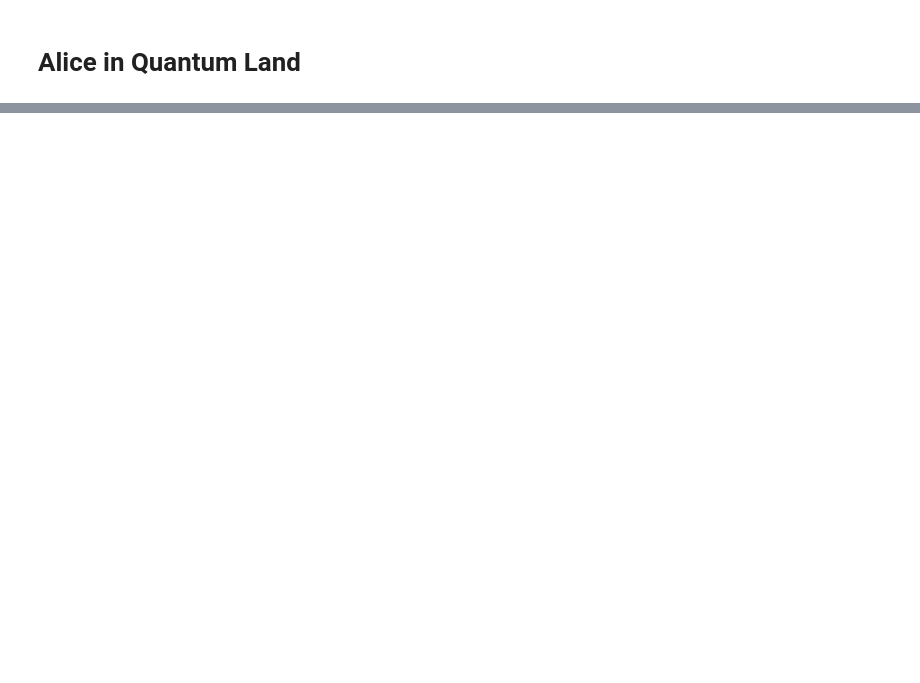
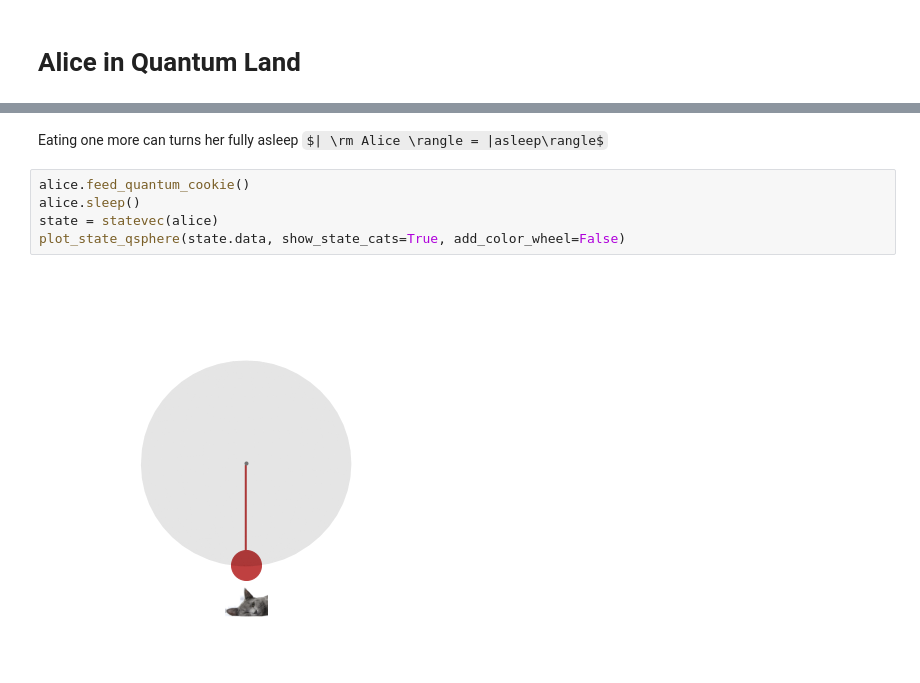
Before and after one commit to BII-wushuang/Sciathon2020, a Jupyter notebook: MiniQ.ipynb, the cells around one changed output, grey strips where cells are left out. Drawn from its saved outputs; the diff is of its cells as text; some formulas as TeX source; blank space fills up the shorter version.

```diff
--- a/MiniQ.ipynb
+++ b/MiniQ.ipynb
@@ -35,0 +134,10 @@ Now, let's play around in the quantum world to see what happens when we run thro
+# %% [markdown]
+Eating one more can turns her fully asleep
+$| \rm Alice \rangle = |asleep\rangle$
+# %%
+alice.feed_quantum_cookie()
+alice.sleep()
+state = statevec(alice)
+plot_state_qsphere(state.data, show_state_cats=True, add_color_wheel=False)
+# %% [output]
+[figure, added]
```
Also changed, not shown: parts of 34 cells of this notebook.
